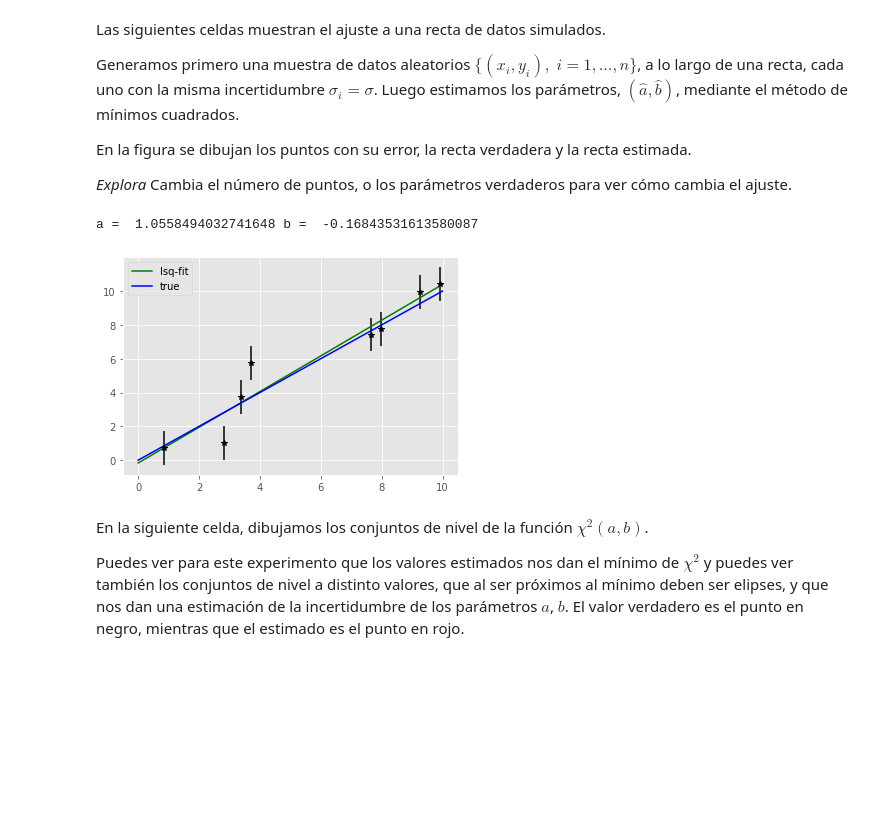
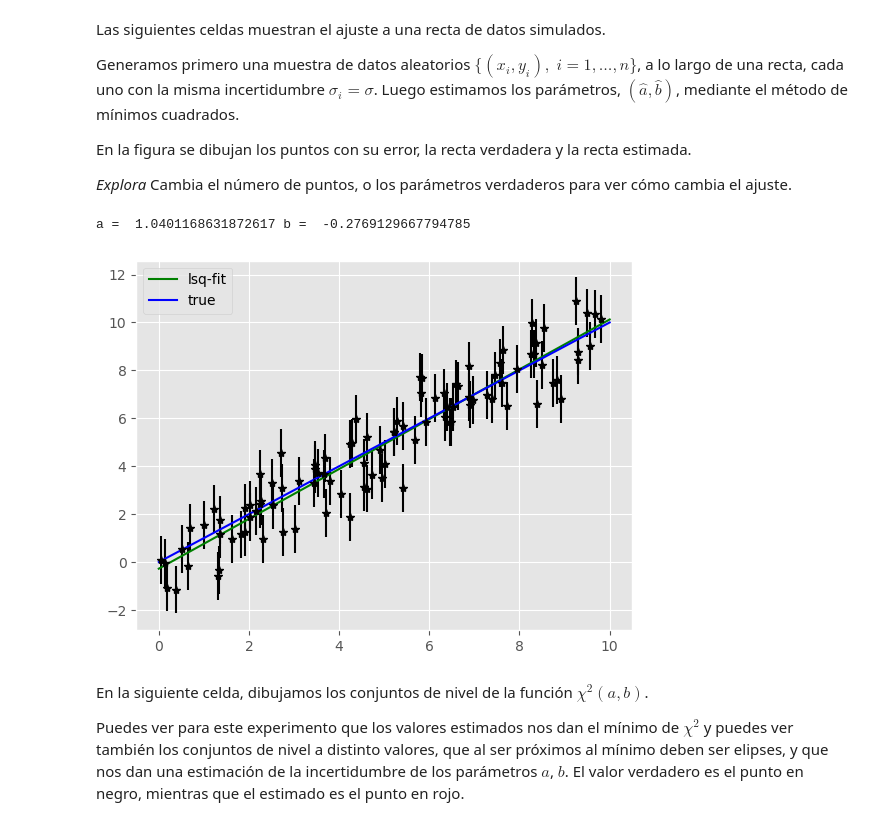
Before and after one commit to xabiercidvidal/USC-MMIII, a Jupyter notebook: notebooks/tderivadas_min_max.ipynb, the cells around one changed output. Cells and saved outputs as stored; diff of their text form; code cells hidden in the pictures; blank space fills up the shorter version.

```diff
--- a/notebooks/tderivadas_min_max.ipynb
+++ b/notebooks/tderivadas_min_max.ipynb
@@ -494,7 +494,7 @@ $$
 
 donde $\lambda$ es un valor de proporcionalidad.
 # %%
-t0  = 3.*np.pi/4.
+t0  = 6.*np.pi/4.
 x0, y0 = xt(t0), yt(t0)
 g   = lambda x, y : x*x + y*y
 gpx = lambda x, y : 2*x
@@ -626,19 +626,19 @@ def chisq(a, b):
         chi2 += dx*dx
     return chi2/(len(ys)-2)
 # %%
-atrue, btrue, sigma, npoints = 1., 0., 1., 8
+atrue, btrue, sigma, npoints = 1., 0., 1., 100
 xrange = (0, 10)
 xs, ys     = experiment(atrue, btrue, sigma, npoints, xrange = xrange)
 ahat, bhat = lsq_fit(xs, ys, sigma)
 plt.errorbar(xs, ys, yerr=sigma, fmt='*', color = 'black')
 ts = np.linspace(*xrange, 100)
 plt.plot(ts, bhat  + ahat *ts, color = 'green', label = 'lsq-fit')
 plt.plot(ts, btrue + atrue*ts, color = 'blue' , label = 'true')
 print('a = ', ahat, 'b = ', bhat)
 plt.legend();
 # %% [output]
-a =  1.0558494032741648 b =  -0.16843531613580087
+a =  1.0401168631872617 b =  -0.2769129667794785
-[figure, old version]
+[figure, new version]
 # %% [markdown]
 
 En la siguiente celda, dibujamos los conjuntos de nivel de la función $\chi^2(a, b)$.
```
Also changed, not shown: parts of 16 cells of this notebook, 2 other files.
